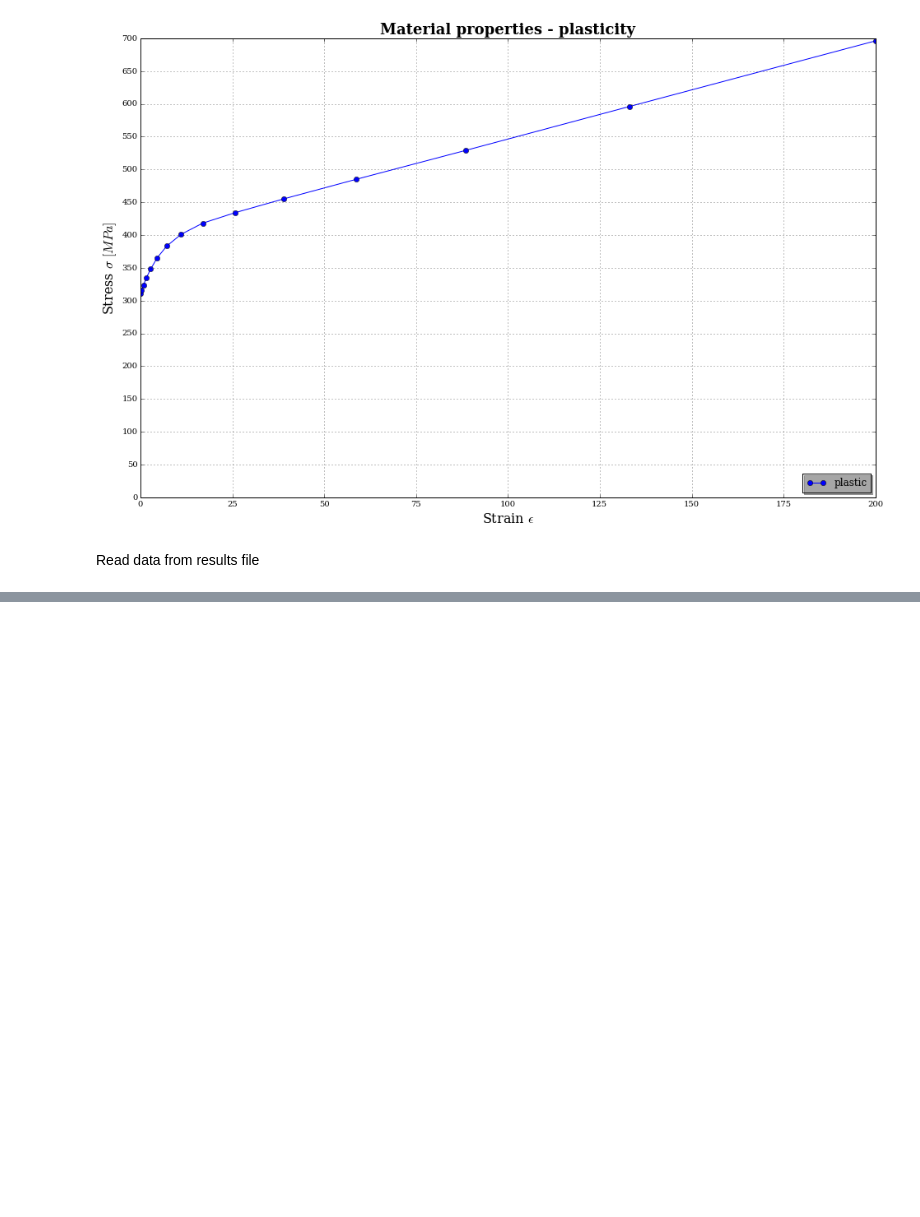
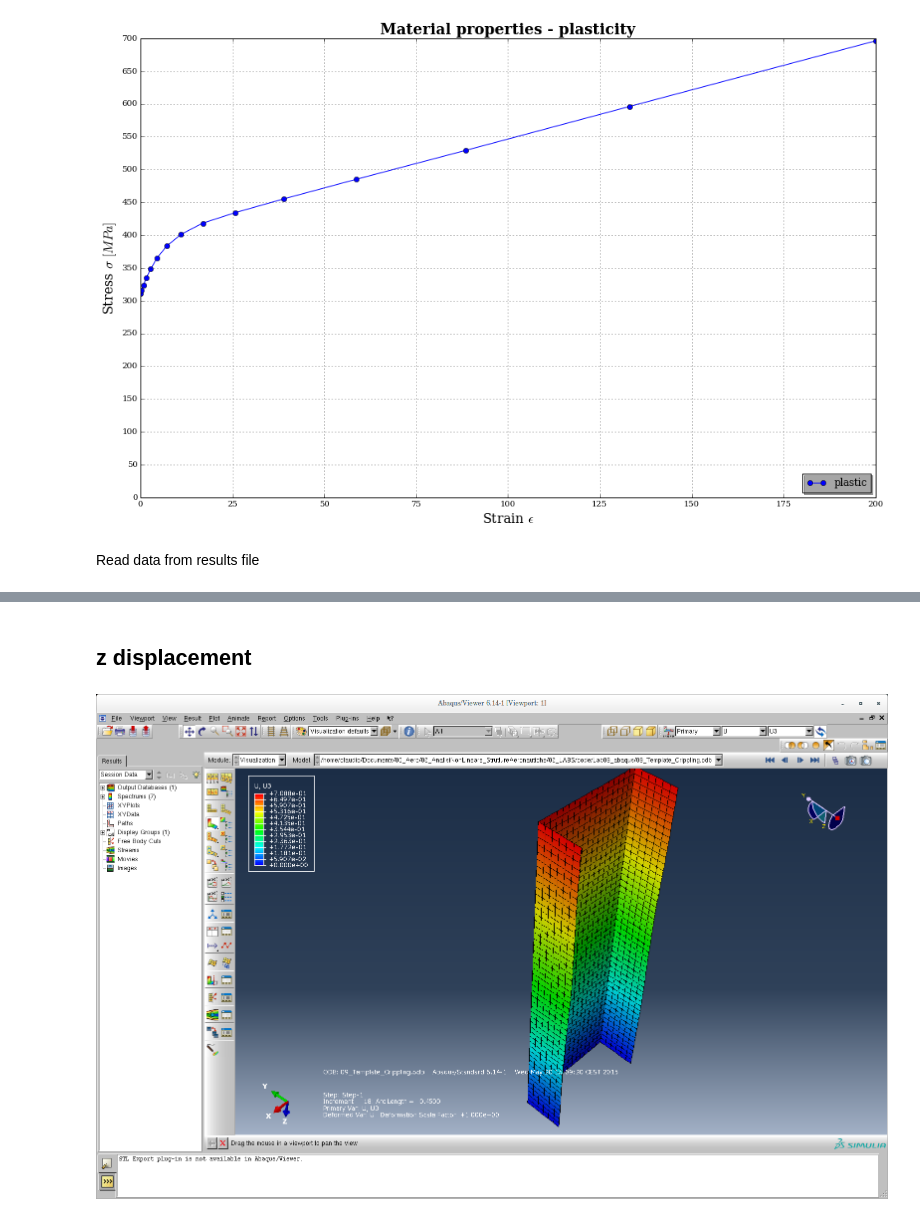
Before and after one commit to Ccaccia73/NLAAS-Labs, a Jupyter notebook: lab09.ipynb, the cells around one changed output, grey strips where cells are left out. Cells and saved outputs as stored; diff of their text form; code cells hidden in the pictures; blank space fills up the shorter version.

```diff
--- a/lab09.ipynb
+++ b/lab09.ipynb
@@ -96,0 +106,6 @@ plt.savefig('Lab09.jpg')
+# %% [markdown]
+## z displacement
+# %%
+Image(filename='../Lab09_abaqus/z_disp_el.png')
+# %% [output]
+[figure, added]
```
Also changed, not shown: parts of 10 cells of this notebook, 1 other file.
